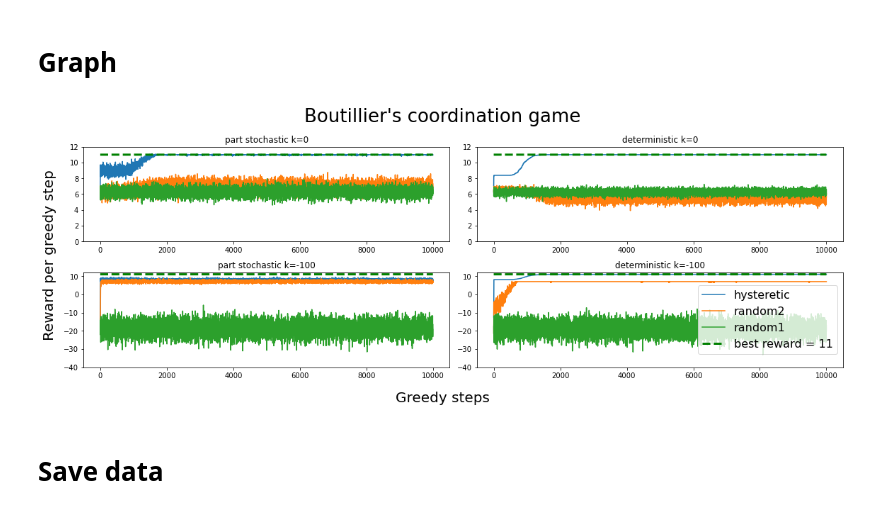
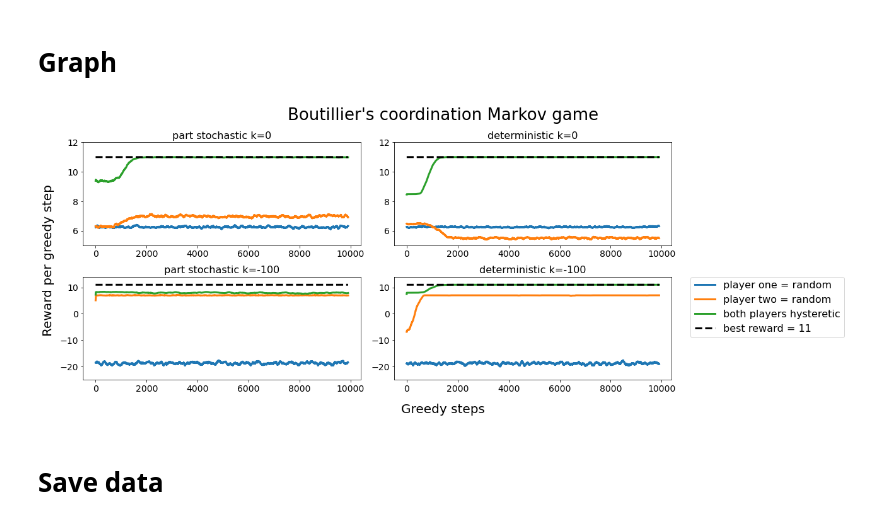
Before and after one commit to lindavin/hysteretic-q-learning, a Jupyter notebook: Boutilier.ipynb, the cells around one changed output. Cells and saved outputs as stored; diff of their text form; code cells hidden in the pictures.

Commit message:
Clean up figure with moving average

```diff
--- a/Boutilier.ipynb
+++ b/Boutilier.ipynb
@@ -275,6 +275,10 @@ CPU times: user 1.13 s, sys: 404 ms, total: 1.54 s
 Wall time: 11min 14s
 # %% [markdown]
 # Graph
+# %%
+import numpy as np
+def moving_average(x, w):
+    return np.convolve(x, np.ones(w), 'valid') / w
 # %%
 # fig = plt.figure(figsize=(16,6))
 keys = ["part stochastic", "deterministic"]
@@ -283,45 +287,50 @@ k_vals = [0, -100]
 # keys = ["part stochastic"]
 # k_vals = [0]
 
-fig, axs = plt.subplots(2, 2, figsize=(16, 6) )
+fig, axs = plt.subplots(2, 2, figsize=(18, 7) )
 
 for i in range(len(keys)):
     for j in range(len(k_vals)):
         key = keys[i]
         k = k_vals[j]
         ax = axs[j][i]
 
         x = np.array(range(10000))
 #         for data in rewards[key]["k={}".format(k)]:
 #             data = rewards["deterministic"]["k=0"]
 #             ax.plot(x, data, alpha=0.05, color='orange')
 
-        ax.plot(x, np.mean(rewards[key]["k={}".format(k)], axis=0), label='hysteretic')
-        ax.plot(range(10000), np.average(random_rewards_1[key]["k={}".format(k)], axis=0), label='random2')
-        ax.plot(range(10000), np.average(random_rewards_2[key]["k={}".format(k)], axis=0), label='random1')
+        ax.plot(moving_average(np.average(random_rewards_2[key]["k={}".format(k)], axis=0), 100), lw =3, label='player one = random')
+        ax.plot(moving_average(np.average(random_rewards_1[key]["k={}".format(k)], axis=0), 100), lw=3, label='player two = random')
+        ax.plot(moving_average(np.mean(rewards[key]["k={}".format(k)], axis=0), 100), lw=3, label='both players hysteretic')
 
-        ax.plot(range(10000), np.repeat(11, 10000), '--', lw=3, label='best reward = 11', color='green')
-        ax.set_title("{} k={}".format(key, k))
+        # moving average
+        #       ax.set_xscale('log')
+
+        ax.plot(moving_average(np.repeat(11, 10000), 100), '--', lw=3, label='best reward = 11', color='black')
+        ax.set_title("{} k={}".format(key, k), fontsize=16)
+        ax.tick_params(axis='both', which='major', labelsize=14)
 
         if(j == 1):
-            ax.set_ylim(-40, 12)
+            ax.set_ylim(-25, 14)
         else:
-            ax.set_ylim(0, 12)
+            ax.set_ylim(5, 12)
         if(j == 1 and i == 1):
-            ax.legend(fontsize=16)
+            ax.legend(fontsize=16, bbox_to_anchor=(1.05, 1.05))
 
         # plt.plot(range(5000), np.repeat(7.62, 5000), '--', lw=3, label='line', color='green')
 
-fig.suptitle('Boutillier\'s coordination game', fontsize=26)
+fig.suptitle('Boutillier\'s coordination Markov game', fontsize=26)
 fig.supxlabel('Greedy steps',  fontsize=20)
 fig.supylabel('Reward per greedy step', x=0.01, fontsize=20, )
 
 parameters_text = r'$\alpha = 0.1,\gamma=0.9,\epsilon=0.05, \beta=0.01$ in deterministic games and $\beta=0.05$ in stochastic games'
 # plt.figtext(0.1, -0.035,s="Averaged over 200 trials with {}. Best possible reward is 11.".format(parameters_text), fontsize=13)
 fig.tight_layout()
 # plt.ylim(-30, 12)
+plt.savefig('boutilier_rewards_v2.png')
 # %% [output]
-[figure, old version]
+[figure, new version]
 # %% [markdown]
 # Save data
 # %%
```
Also changed, not shown: parts of 1 cell of this notebook.
